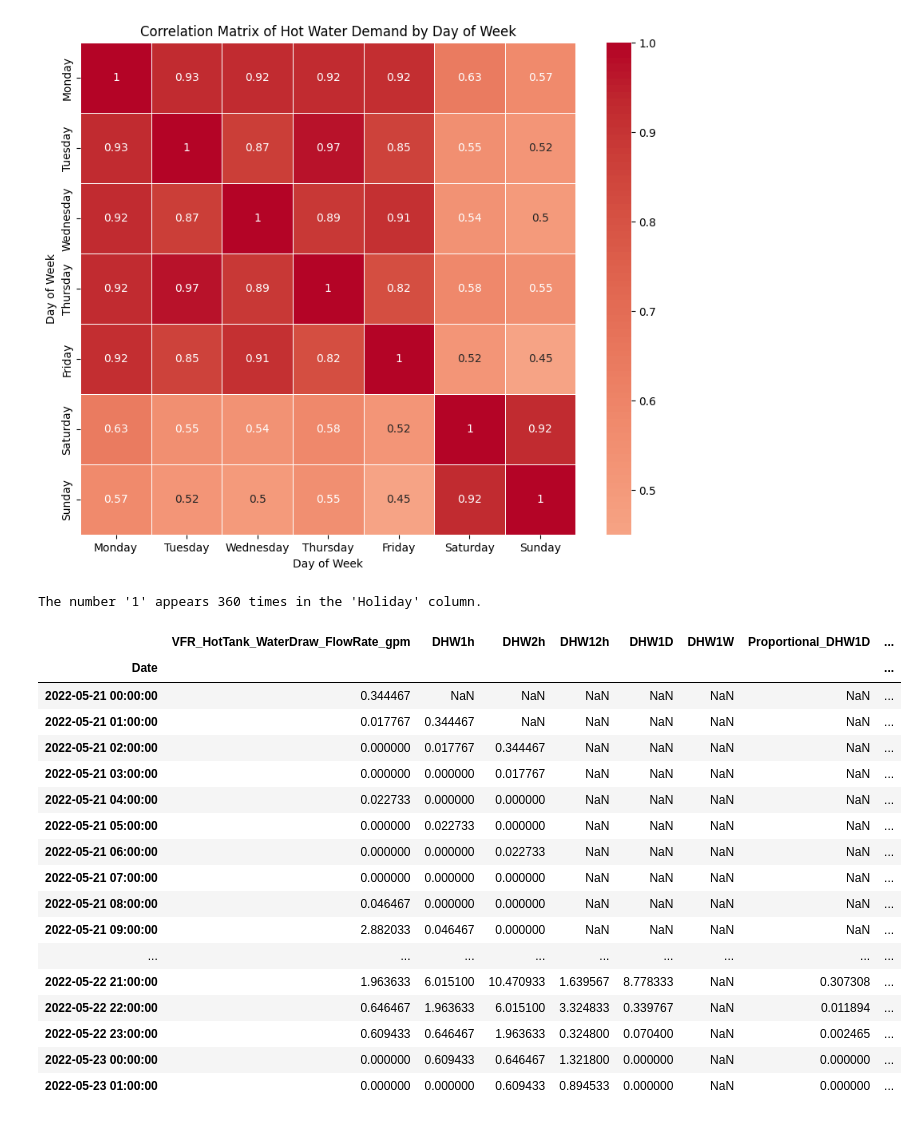
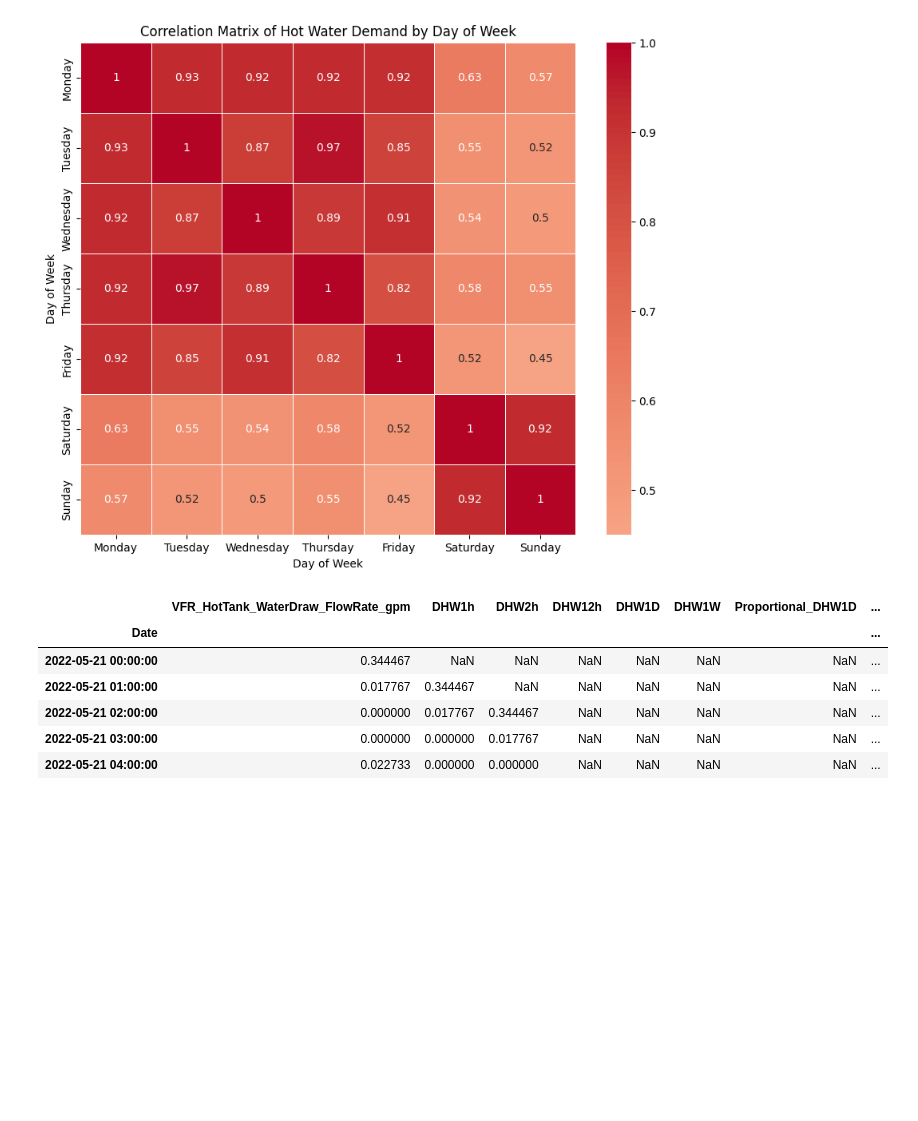
Before and after one commit to JadenFaste/Heidari-Analysis, a Jupyter notebook: Heidari.ipynb, the cells around one changed output. Saved outputs shown, nothing was run; the diff lists cells and outputs as text; code cells hidden in the pictures; blank space fills up the shorter version.

```diff
--- a/Heidari.ipynb
+++ b/Heidari.ipynb
@@ -221,46 +233,34 @@ hourly_data['DHW1W'] = hourly_data['VFR_HotTank_WaterDraw_FlowRate_gpm'].shift(1
 hourly_data['Proportional_DHW1D'] = hourly_data['DHW1D'] / hourly_data['DHW1D'].resample('D').transform('sum').shift(1)
 hourly_data['Proportional_DHW1W'] = hourly_data['DHW1W'] / hourly_data['DHW1W'].resample('W').transform('sum').shift(1)
 
 # Binary features indicating whether there was any hot water draw in the last 12 hours or 24 hours
 hourly_data['Binary_DHW12h'] = hourly_data['DHW12h'].apply(lambda x: 1 if x > 0 else 0)
 hourly_data['Binary_DHW24h'] = hourly_data['DHW1D'].apply(lambda x: 1 if x > 0 else 0)
 
 # exponential moving average and EMA considering daily patterns
 hourly_data['Hourly_EMA'] = hourly_data['VFR_HotTank_WaterDraw_FlowRate_gpm'].ewm(span=30).mean()
 hourly_data['Daily_Hourly_EMA'] = hourly_data['VFR_HotTank_WaterDraw_FlowRate_gpm'].ewm(span=4).mean()
 
 # Indicates weekday and workdays
 hourly_data['Weekday'] = hourly_data.index.weekday
 hourly_data['Workday'] = hourly_data['Weekday'].apply(lambda x: 1 if x < 5 else 0)
 
 country = 'US'  # Change this to the relevant country code
 start_year = data.index.year.min()
 end_year = data.index.year.max()
 holiday_list = holidays.CountryHoliday(country, years=range(start_year, end_year + 1))
 hourly_data['Holiday'] = data.index.to_series().apply(lambda x: 1 if x in holiday_list else 0)
 
 # Display dataframe, first 50 rows
-hourly_data.head(50)
+hourly_data.head()
 # %% [output]
-The number '1' appears 360 times in the 'Holiday' column.
 |  | VFR_HotTank_WaterDraw_FlowRate_gpm | DHW1h | DHW2h | DHW12h | DHW1D | DHW1W | Proportional_DHW1D | ... |
 | Date |  |  |  |  |  |  |  | ... |
 | 2022-05-21 00:00:00 | 0.344467 | NaN | NaN | NaN | NaN | NaN | NaN | ... |
 | 2022-05-21 01:00:00 | 0.017767 | 0.344467 | NaN | NaN | NaN | NaN | NaN | ... |
 | 2022-05-21 02:00:00 | 0.000000 | 0.017767 | 0.344467 | NaN | NaN | NaN | NaN | ... |
 | 2022-05-21 03:00:00 | 0.000000 | 0.000000 | 0.017767 | NaN | NaN | NaN | NaN | ... |
 | 2022-05-21 04:00:00 | 0.022733 | 0.000000 | 0.000000 | NaN | NaN | NaN | NaN | ... |
-| 2022-05-21 05:00:00 | 0.000000 | 0.022733 | 0.000000 | NaN | NaN | NaN | NaN | ... |
-| 2022-05-21 06:00:00 | 0.000000 | 0.000000 | 0.022733 | NaN | NaN | NaN | NaN | ... |
-| 2022-05-21 07:00:00 | 0.000000 | 0.000000 | 0.000000 | NaN | NaN | NaN | NaN | ... |
-| 2022-05-21 08:00:00 | 0.046467 | 0.000000 | 0.000000 | NaN | NaN | NaN | NaN | ... |
-| 2022-05-21 09:00:00 | 2.882033 | 0.046467 | 0.000000 | NaN | NaN | NaN | NaN | ... |
-| ... | ... | ... | ... | ... | ... | ... | ... | ... |
-| 2022-05-22 21:00:00 | 1.963633 | 6.015100 | 10.470933 | 1.639567 | 8.778333 | NaN | 0.307308 | ... |
-| 2022-05-22 22:00:00 | 0.646467 | 1.963633 | 6.015100 | 3.324833 | 0.339767 | NaN | 0.011894 | ... |
-| 2022-05-22 23:00:00 | 0.609433 | 0.646467 | 1.963633 | 0.324800 | 0.070400 | NaN | 0.002465 | ... |
-| 2022-05-23 00:00:00 | 0.000000 | 0.609433 | 0.646467 | 1.321800 | 0.000000 | NaN | 0.000000 | ... |
-| 2022-05-23 01:00:00 | 0.000000 | 0.000000 | 0.609433 | 0.894533 | 0.000000 | NaN | 0.000000 | ... |
 # %%
 import pandas as pd
 import xgboost as xgb
```
Also changed, not shown: parts of 5 cells of this notebook.
